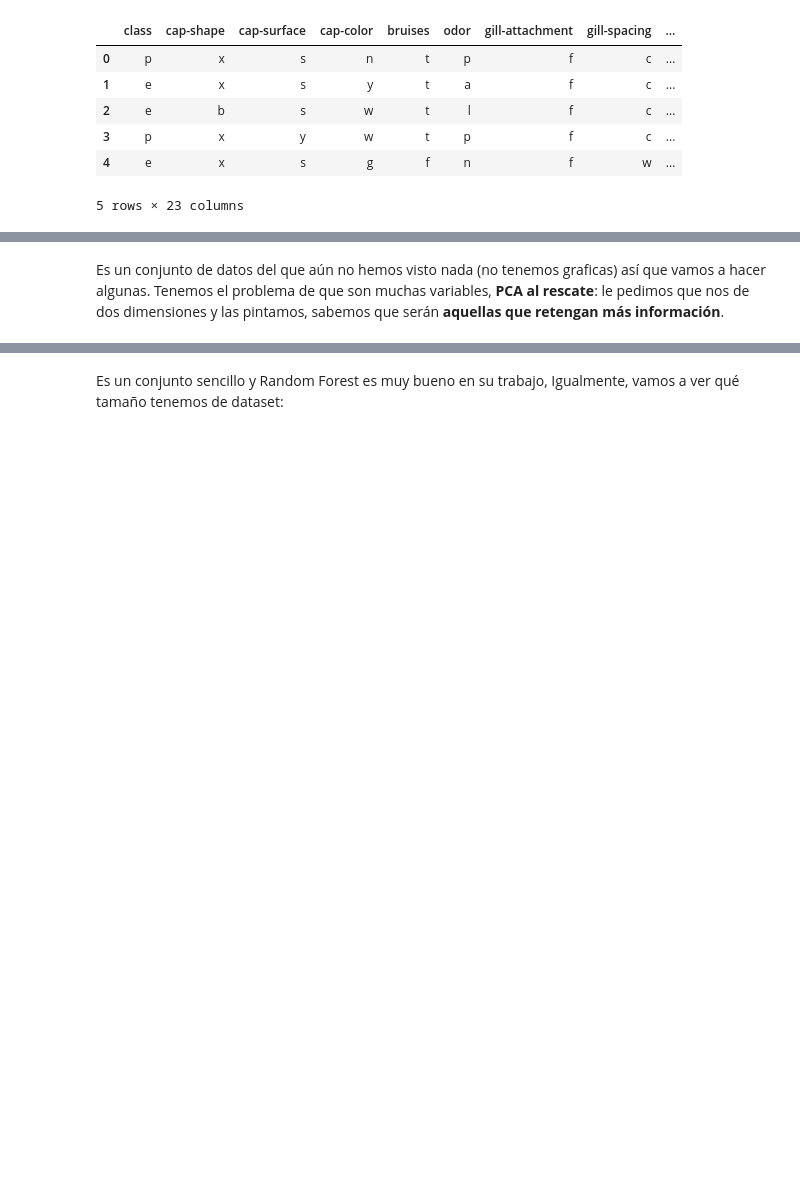
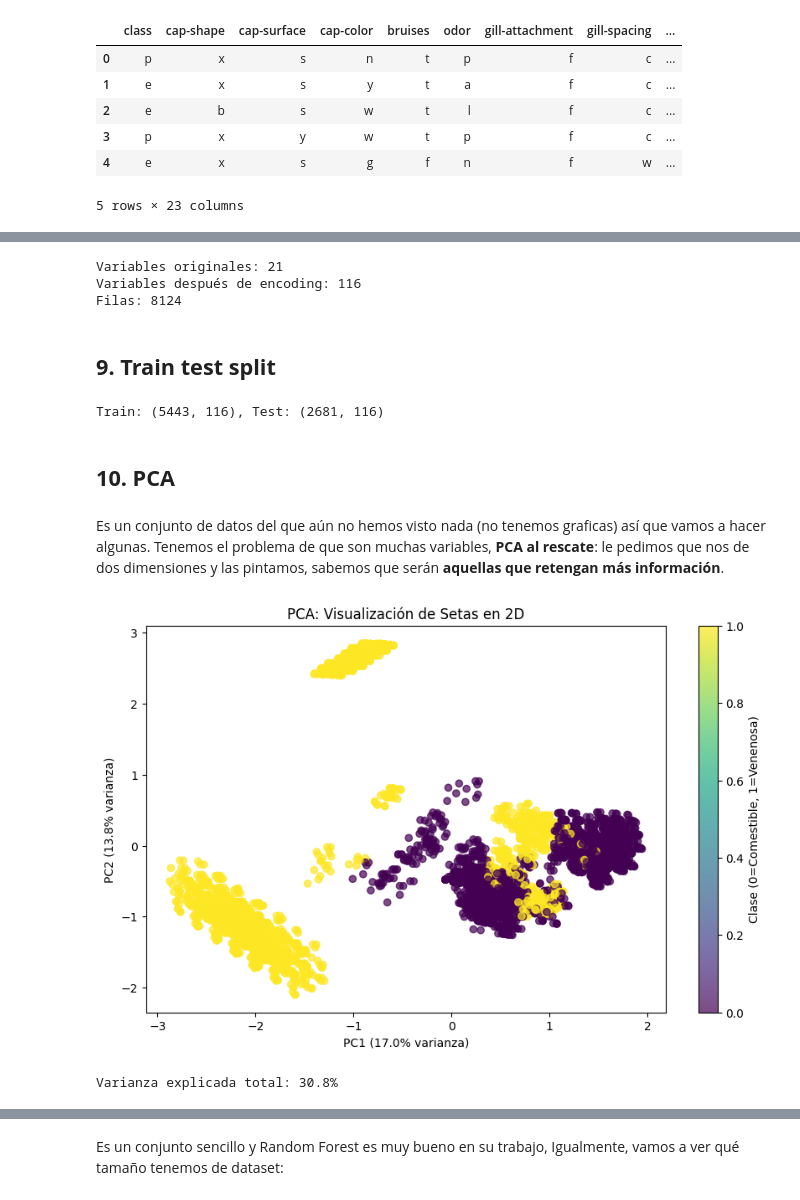
Before and after one commit to peperuizdev/proyecto8_mushroom-clustering, a Jupyter notebook: notebooks/workshop-clustering-pca-pepe.ipynb, the cells around one changed output, grey strips where cells are left out. Cells and saved outputs as stored; diff of their text form; code cells hidden in the pictures; blank space fills up the shorter version.

```diff
--- a/notebooks/workshop-clustering-pca-pepe.ipynb
+++ b/notebooks/workshop-clustering-pca-pepe.ipynb
@@ -80,0 +227,8 @@ X_train, X_test, y_train, y_test = train_test_split(X, y, test_size=0.33, random
+# %%
+# La variable que trata de predecir este conjunto de datos es 'poisonous'.
+y = df_clean['class']
+X = df_clean.drop(columns=['class'])
+
+print(f"Variable target (y): {y.shape}")
+print(f"Variables predictoras (X): {X.shape}")
+print(f"Distribución de clases: {y.value_counts()}")
@@ -81,2 +254,24 @@ X_train, X_test, y_train, y_test = train_test_split(X, y, test_size=0.33, random
+# %%
+# One Hot Encoder (una linea).
+X_encoded = pd.get_dummies(X)
+
+print(f"Variables originales: {X.shape[1]}")
+print(f"Variables después de encoding: {X_encoded.shape[1]}")
+print(f"Filas: {X_encoded.shape[0]}")
+# %% [output]
+Variables originales: 21
+Variables después de encoding: 116
+Filas: 8124
+# %% [markdown]
+## **9. Train test split**
+# %%
+# Os lo dejamos a todos igual
+X_train, X_test, y_train, y_test = train_test_split(X_encoded, y, test_size=0.33, random_state=42)
+
+print(f"Train: {X_train.shape}, Test: {X_test.shape}")
+# %% [output]
+Train: (5443, 116), Test: (2681, 116)
+# %% [markdown]
+## **10. PCA**
 # %% [markdown]
 Es un conjunto de datos del que aún no hemos visto nada (no tenemos graficas) así que vamos a hacer algunas. Tenemos el problema de que son muchas variables, **PCA al rescate**: le pedimos que nos de dos dimensiones y las pintamos, sabemos que serán **aquellas que retengan más información**.
@@ -87,0 +278,21 @@ pca.fit(X_train)
+# %%
+pca = PCA(n_components=2)       # metodo de sklearn
+pca.fit(X_train)
+
+# Transformar los datos a 2 dimensiones
+X_train_pca = pca.transform(X_train)
+
+# Representar en un scatterplot y poner en color las etiquetas de entrenamiento
+plt.figure(figsize=(10, 6))
+scatter = plt.scatter(X_train_pca[:, 0], X_train_pca[:, 1], c=y_train.map({'e': 0, 'p': 1}),
+                    cmap='viridis', alpha=0.7)
+plt.xlabel(f'PC1 ({pca.explained_variance_ratio_[0]:.1%} varianza)')
+plt.ylabel(f'PC2 ({pca.explained_variance_ratio_[1]:.1%} varianza)')
+plt.title('PCA: Visualización de Setas en 2D')
+plt.colorbar(scatter, label='Clase (0=Comestible, 1=Venenosa)')
+plt.show()
+
+print(f'Varianza explicada total: {sum(pca.explained_variance_ratio_):.1%}')
+# %% [output]
+[figure, added]
+Varianza explicada total: 30.8%
```
Also changed, not shown: parts of 63 cells of this notebook.
